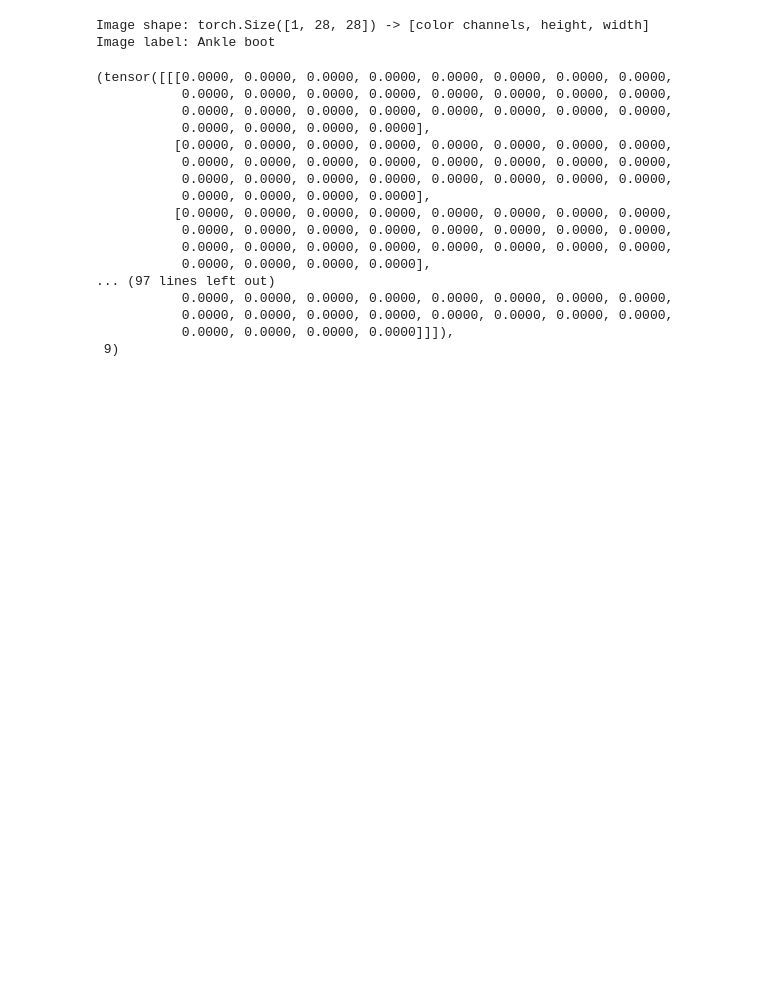
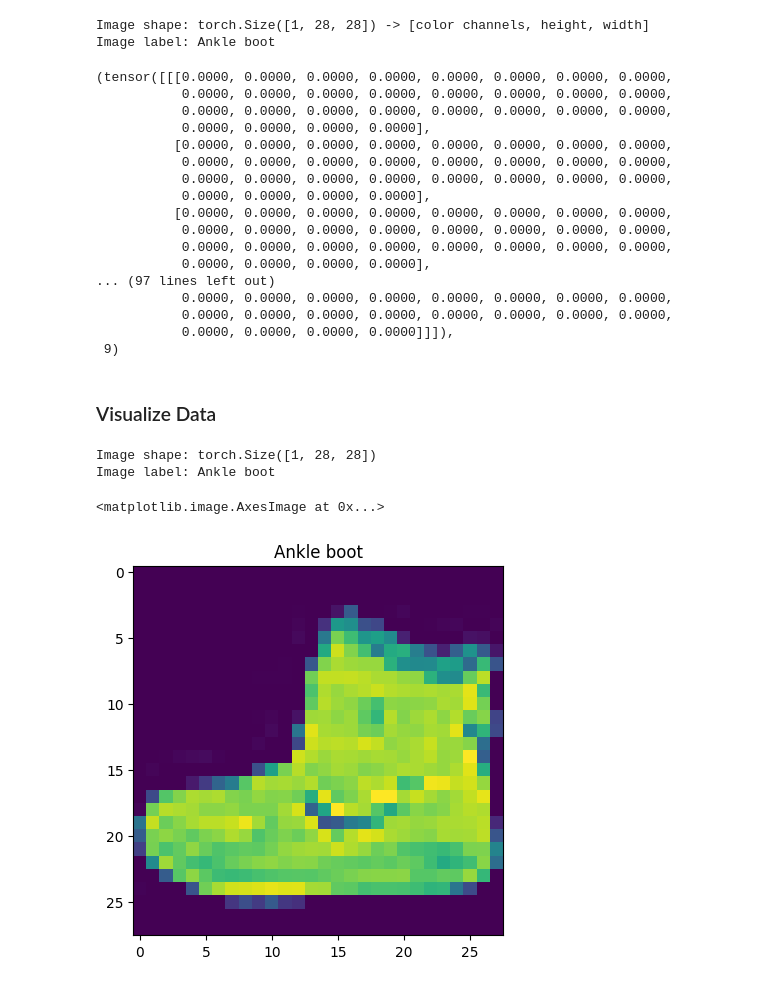
Before and after one commit to chonghao-t/learning-pytorch, a Jupyter notebook: Learning PyTorch/04. Computer Vision.ipynb, the cells around one changed output. Cells and saved outputs as stored; diff of their text form; code cells hidden in the pictures; blank space fills up the shorter version.

```diff
--- a/Learning PyTorch/04. Computer Vision.ipynb
+++ b/Learning PyTorch/04. Computer Vision.ipynb
@@ -133,3 +136,18 @@ Image label: Ankle boot
            0.0000, 0.0000, 0.0000, 0.0000, 0.0000, 0.0000, 0.0000, 0.0000,
            0.0000, 0.0000, 0.0000, 0.0000]]]),
  9)
+# %% [markdown]
+### Visualize Data
+# %%
+import matplotlib.pyplot as plt
+
+print(f"Image shape: {image.shape}")
+print(f"Image label: {class_names[label]}")
+
+plt.title(class_names[label])
+plt.imshow(image.squeeze())
+# %% [output]
+Image shape: torch.Size([1, 28, 28])
+Image label: Ankle boot
+<matplotlib.image.AxesImage at 0x...>
+[figure, added]
```
Also changed, not shown: parts of 16 cells of this notebook, 3 other files.
